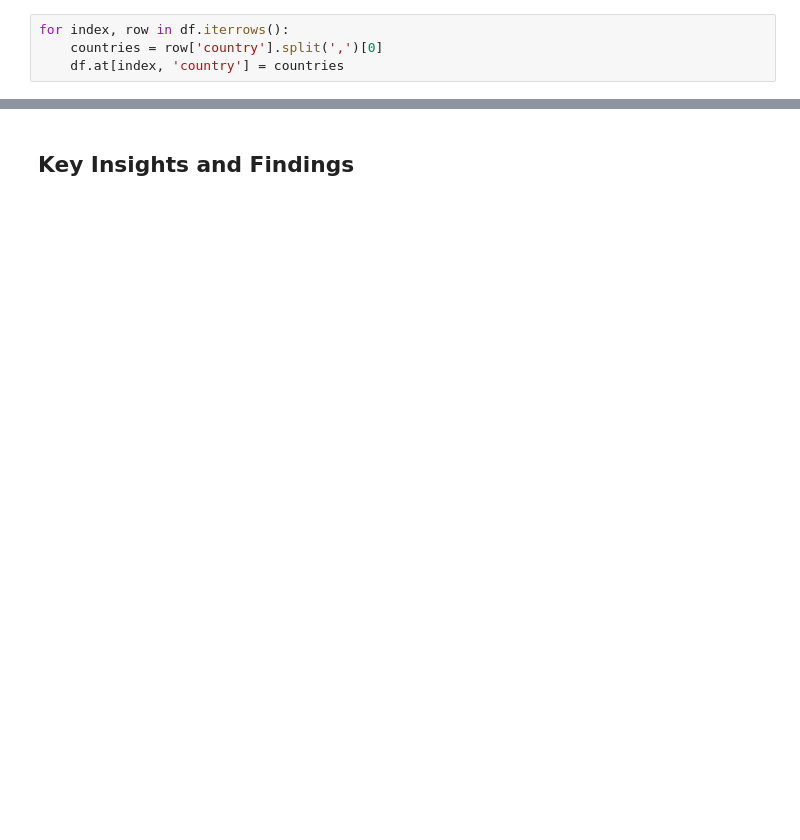
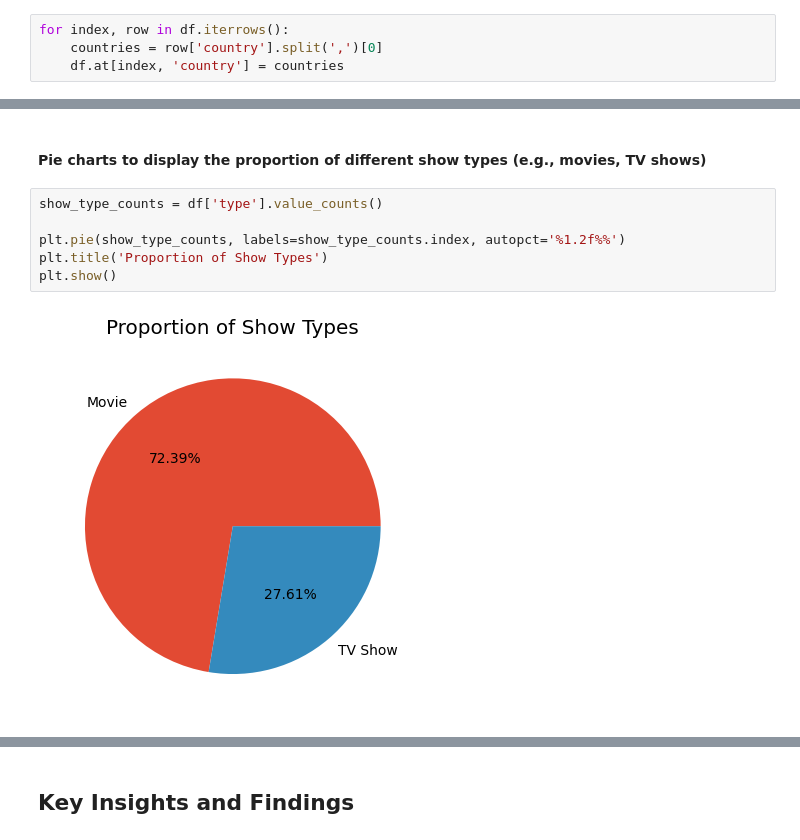
Before and after one commit to UUinc/exploratory-data-analysis-of-netflix-shows, a Jupyter notebook: exploratory-data-analysis-of-netflix-shows.ipynb, the cells around one changed output, grey strips where cells are left out. Cells and saved outputs as stored; diff of their text form; blank space fills up the shorter version.

```diff
--- a/exploratory-data-analysis-of-netflix-shows.ipynb
+++ b/exploratory-data-analysis-of-netflix-shows.ipynb
@@ -198,0 +228,10 @@ for index, row in df.iterrows():
+# %% [markdown]
+#### Pie charts to display the proportion of different show types (e.g., movies, TV shows)
+# %%
+show_type_counts = df['type'].value_counts()
+
+plt.pie(show_type_counts, labels=show_type_counts.index, autopct='%1.2f%%')
+plt.title('Proportion of Show Types')
+plt.show()
+# %% [output]
+[figure, added]
```
Also changed, not shown: parts of 33 cells of this notebook.
